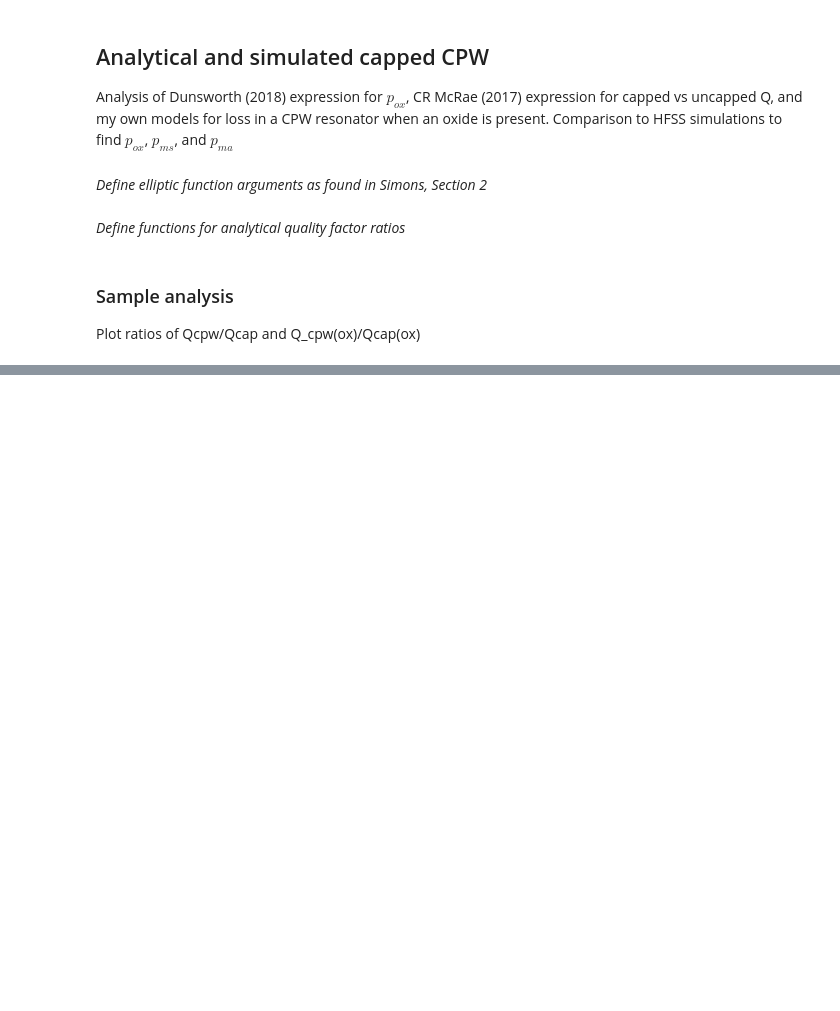
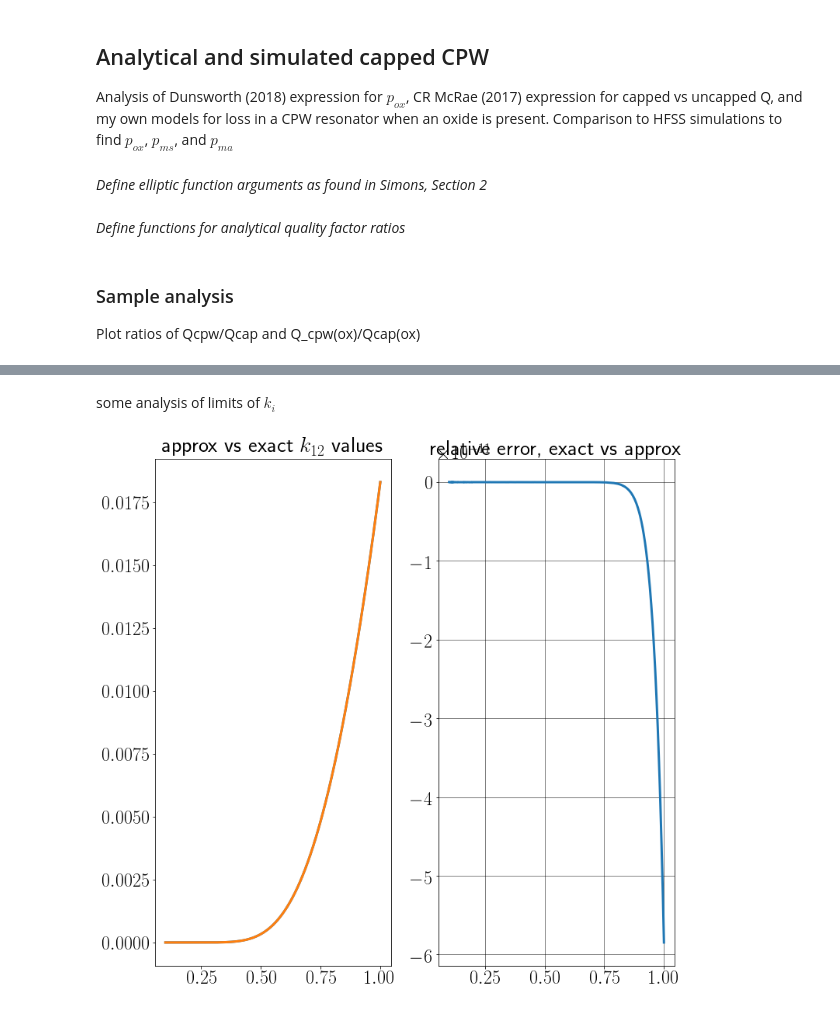
Before and after one commit to peterse/CapGapCap_analytical, a Jupyter notebook: capped_CPW.ipynb, the cells around one changed output, grey strips where cells are left out. Saved outputs shown, nothing was run; the diff lists cells and outputs as text; code cells hidden in the pictures; blank space fills up the shorter version.

```diff
--- a/capped_CPW.ipynb
+++ b/capped_CPW.ipynb
@@ -123,0 +155,26 @@ plt.savefig(plot_settings.FIG_DIR+"p_ox")
+# %% [markdown]
+some analysis of limits of $k_i$
+# %%
+xvals = np.linspace(.1,1,1000) # oxide thicknesses, um
+exact = lambda S, W, t: np.sinh(np.pi*S/(4*t))/np.sinh((np.pi*S+2*W)/(4*t))
+approx = lambda S, W, t: np.exp(-2*W/(4*t))
+
+sinh_vals = exact(15, 8, xvals)
+exp_vals = approx(15, 8, xvals)
+diff = (sinh_vals - exp_vals )/sinh_vals
+
+
+
+fig = plt.figure(figsize=(12,12))
+ax1 = fig.add_subplot(121)
+ax1.plot(xvals, sinh_vals )
+ax1.plot(xvals, exp_vals)
+ax1.set_title(r'approx vs exact $k_{12}$ values')
+
+ax2 = fig.add_subplot(122)
+ax2.plot(xvals, diff)
+ax2.set_title(r'relative error, exact vs approx')
+plt.grid()
+plt.show()
+# %% [output]
+[figure, added]
```
Also changed, not shown: parts of 4 cells of this notebook.
